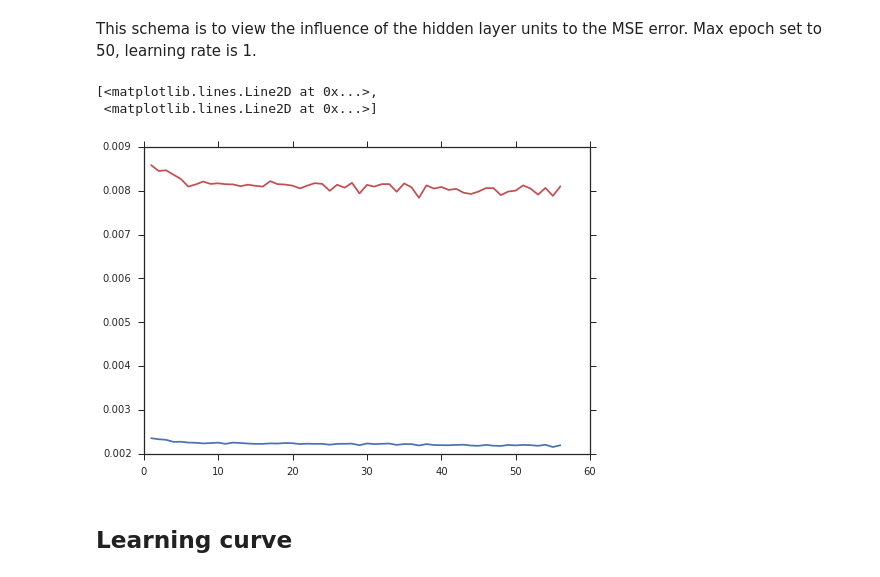
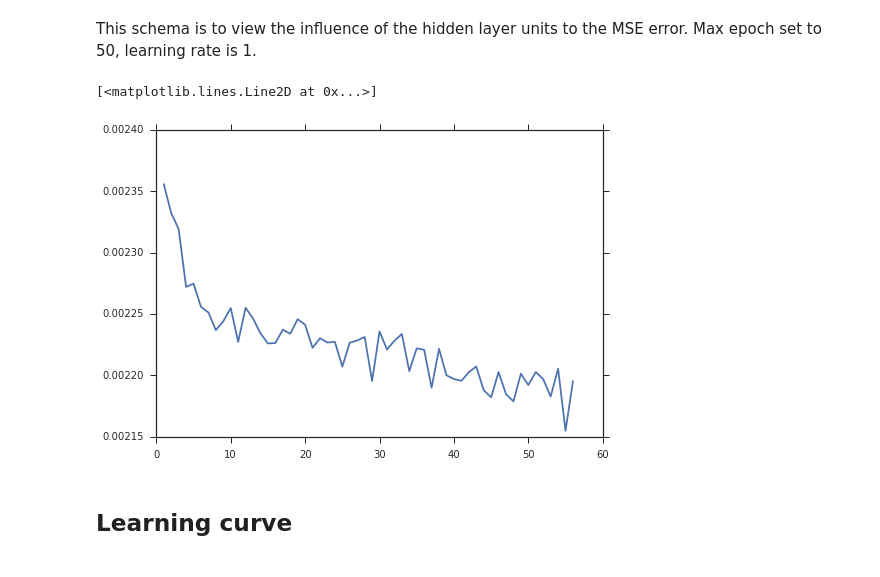
Before and after one commit to fengsy868/Dann-EEG, a Jupyter notebook: Ploting.ipynb, the cells around one changed output. Cells and saved outputs as stored; diff of their text form; code cells hidden in the pictures.

```diff
--- a/Ploting.ipynb
+++ b/Ploting.ipynb
@@ -54,15 +106,14 @@ This schema is to view the influence of the hidden layer units to the MSE error.
 # %%
 filepath = 'autoencoder.csv'
 autoencoder = pd.read_csv(filepath)
 #g = sns.FacetGrid(autoencoder, hue="LearningRate", size=12)
 #g.map(plt.plot, "HiddenUnits", "TrainMSE")
 
-plt.plot(autoencoder.HiddenUnits,autoencoder.TrainMSE,'b-',autoencoder.HiddenUnits,autoencoder.ValidMSE,'r-')
+plt.plot(autoencoder.HiddenUnits,autoencoder.TrainMSE)
 #g.add_legend();
 # %% [output]
-[<matplotlib.lines.Line2D at 0x...>,
- <matplotlib.lines.Line2D at 0x...>]
+[<matplotlib.lines.Line2D at 0x...>]
-[figure, old version]
+[figure, new version]
 # %% [markdown]
 ## Learning curve
 # %%
```
Also changed, not shown: parts of 11 cells of this notebook.
